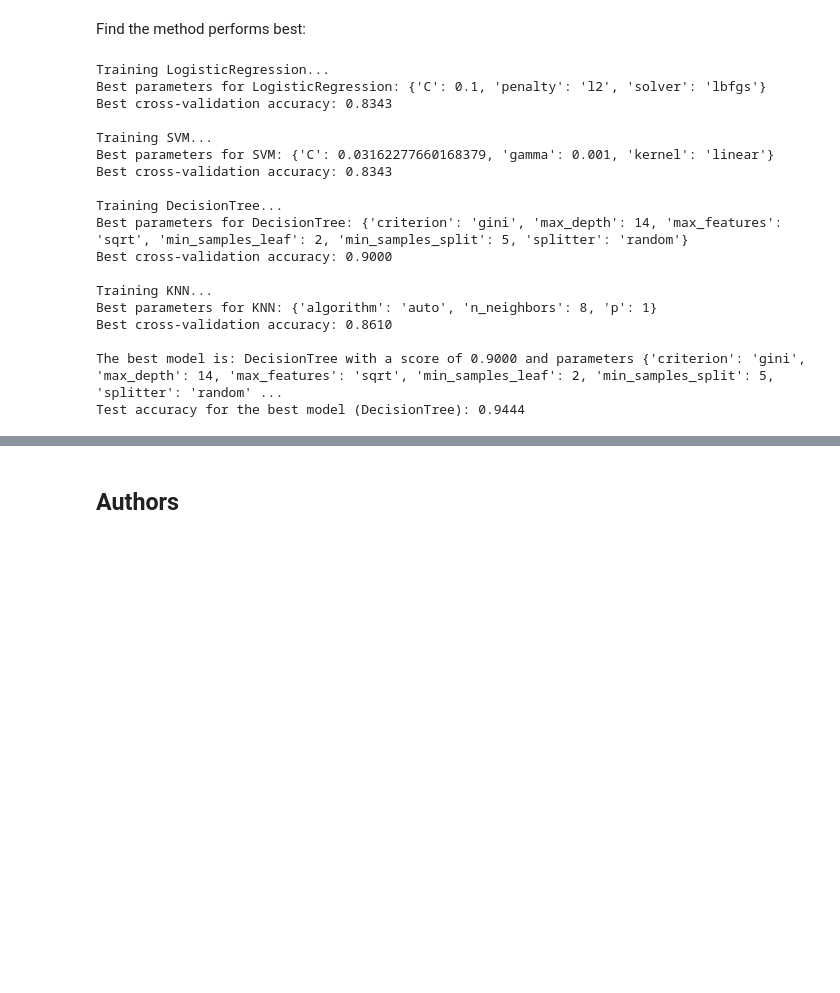
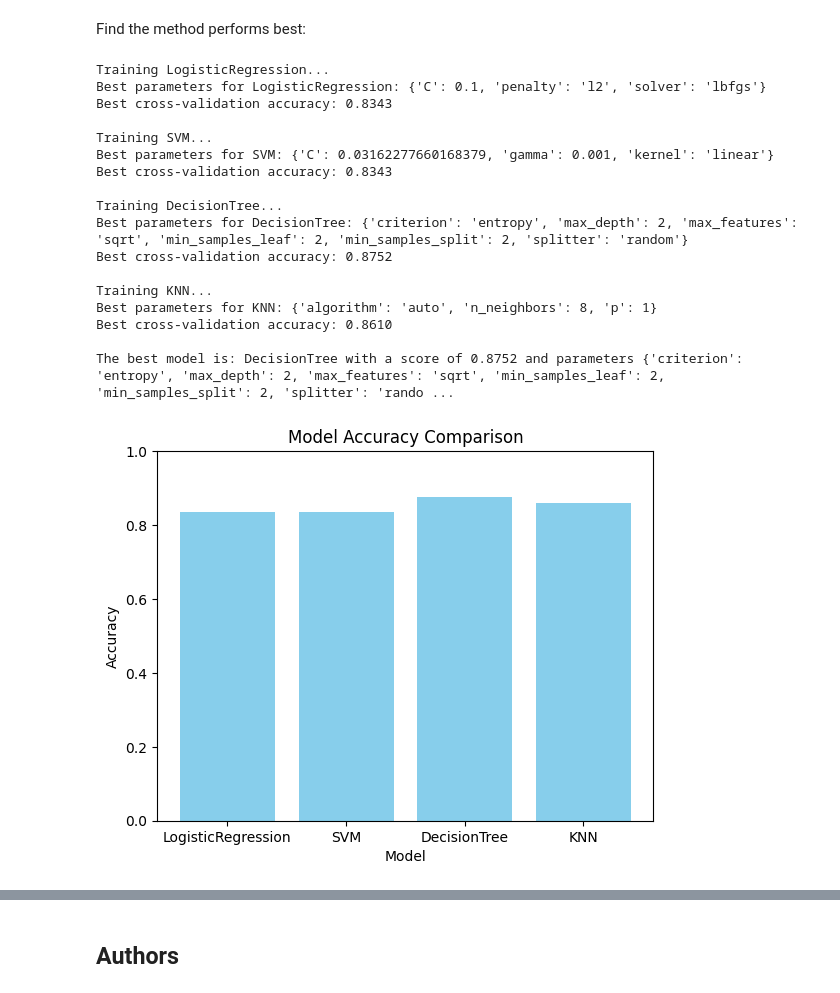
Before and after one commit to asadullahjan/data-science-notebooks, a Jupyter notebook: IBM Machine Learning Prediction lab.ipynb, the cells around one changed output, grey strips where cells are left out. Cells and saved outputs as stored; diff of their text form; code cells hidden in the pictures; blank space fills up the shorter version.

Commit message:
IBM Machine Learning Prediction lab

```diff
--- a/IBM Machine Learning Prediction lab.ipynb
+++ b/IBM Machine Learning Prediction lab.ipynb
@@ -361,11 +361,11 @@ param_grids = {
               'C': np.logspace(-3, 3, 5),
               'gamma':np.logspace(-3, 3, 5)},
     'DecisionTree': {'criterion': ['gini', 'entropy'],
-     'splitter': ['best', 'random'],
-     'max_depth': [2*n for n in range(1,10)],
-     'max_features': ['sqrt'],
-     'min_samples_leaf': [1, 2, 4],
-     'min_samples_split': [2, 5, 10]},
+                     'splitter': ['best', 'random'],
+                     'max_depth': [2*n for n in range(1,10)],
+                     'max_features': ['sqrt'],
+                     'min_samples_leaf': [1, 2, 4],
+                     'min_samples_split': [2, 5, 10]},
     'KNN': {'n_neighbors': [1, 2, 3, 4, 5, 6, 7, 8, 9, 10],
               'algorithm': ['auto', 'ball_tree', 'kd_tree', 'brute'],
               'p': [1,2]}
@@ -373,8 +373,15 @@ param_grids = {
 
 # Perform grid search with cross-validation
 best_model = None
+best_model_instance = None
 best_score = 0
 best_params = None
+results = {
+    'LogisticRegression':0,
+    'SVM': 0,
+    'DecisionTree': 0,
+    'KNN': 0
+}
 
 for model_name, model in models.items():
     print(f"Training {model_name}...")
@@ -391,19 +398,13 @@ for model_name, model in models.items():
         best_score = score
         best_model = model_name
         best_params = params
+        best_model_instance = grid_search
 
+    results[model_name] = score
     print(f"Best parameters for {model_name}: {params}")
     print(f"Best cross-validation accuracy: {score:.4f}\n")
 
 print(f"The best model is: {best_model} with a score of {best_score:.4f} and parameters {best_params}")
-
-best_model_instance = models[best_model]
-best_model_instance.set_params(**best_params)
-best_model_instance.fit(X_train, Y_train)
-y_pred = best_model_instance.predict(X_test)
-test_accuracy = accuracy_score(Y_test, y_pred)
-
-print(f"Test accuracy for the best model ({best_model}): {test_accuracy:.4f}")
 # %% [output]
 Training LogisticRegression...
 Best parameters for LogisticRegression: {'C': 0.1, 'penalty': 'l2', 'solver': 'lbfgs'}
@@ -414,12 +415,20 @@ Best parameters for SVM: {'C': 0.03162277660168379, 'gamma': 0.001, 'kernel': 'l
 Best cross-validation accuracy: 0.8343
 
 Training DecisionTree...
-Best parameters for DecisionTree: {'criterion': 'gini', 'max_depth': 14, 'max_features': 'sqrt', 'min_samples_leaf': 2, 'min_samples_split': 5, 'splitter': 'random'}
-Best cross-validation accuracy: 0.9000
+Best parameters for DecisionTree: {'criterion': 'entropy', 'max_depth': 2, 'max_features': 'sqrt', 'min_samples_leaf': 2, 'min_samples_split': 2, 'splitter': 'random'}
+Best cross-validation accuracy: 0.8752
 
 Training KNN...
 Best parameters for KNN: {'algorithm': 'auto', 'n_neighbors': 8, 'p': 1}
 Best cross-validation accuracy: 0.8610
 
-The best model is: DecisionTree with a score of 0.9000 and parameters {'criterion': 'gini', 'max_depth': 14, 'max_features': 'sqrt', 'min_samples_leaf': 2, 'min_samples_split': 5, 'splitter': 'random' ...
-Test accuracy for the best model (DecisionTree): 0.9444
+The best model is: DecisionTree with a score of 0.8752 and parameters {'criterion': 'entropy', 'max_depth': 2, 'max_features': 'sqrt', 'min_samples_leaf': 2, 'min_samples_split': 2, 'splitter': 'rando ...
+# %%
+plt.bar(results.keys(), results.values(), color='skyblue')
+plt.title('Model Accuracy Comparison')
+plt.ylabel('Accuracy')
+plt.xlabel('Model')
+plt.ylim(0,1)
+plt.show()
+# %% [output]
+[figure, added]
```
Also changed, not shown: parts of 4 cells of this notebook.
